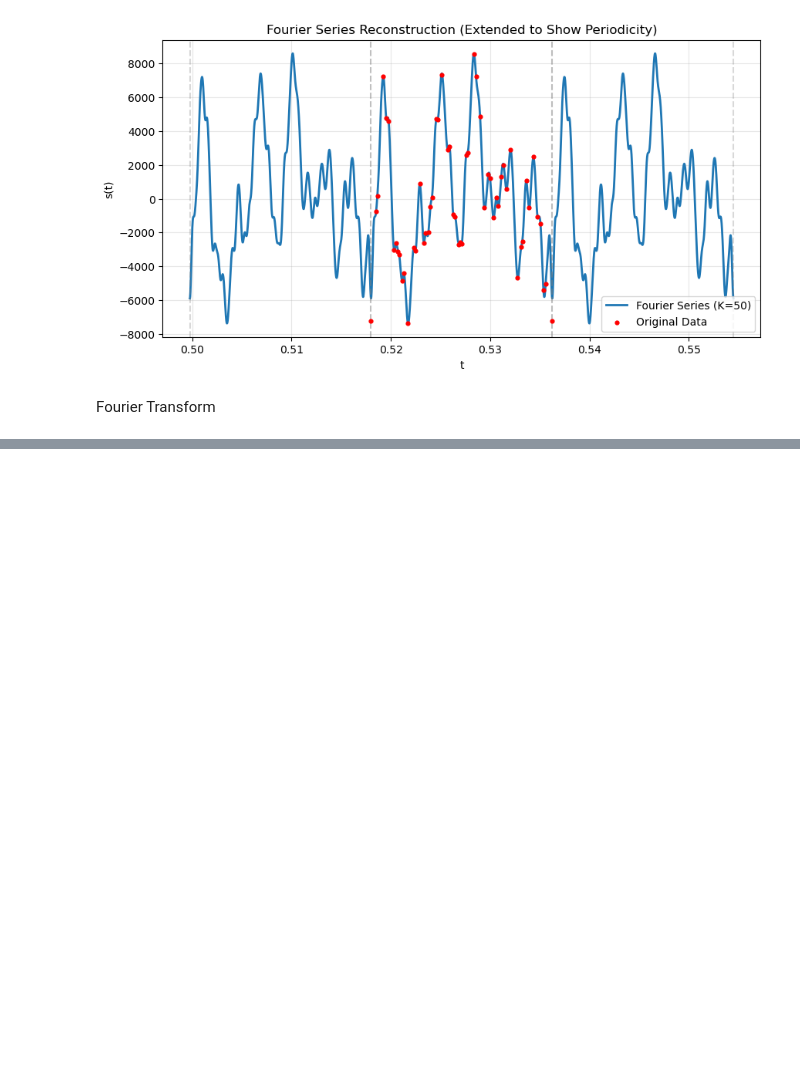
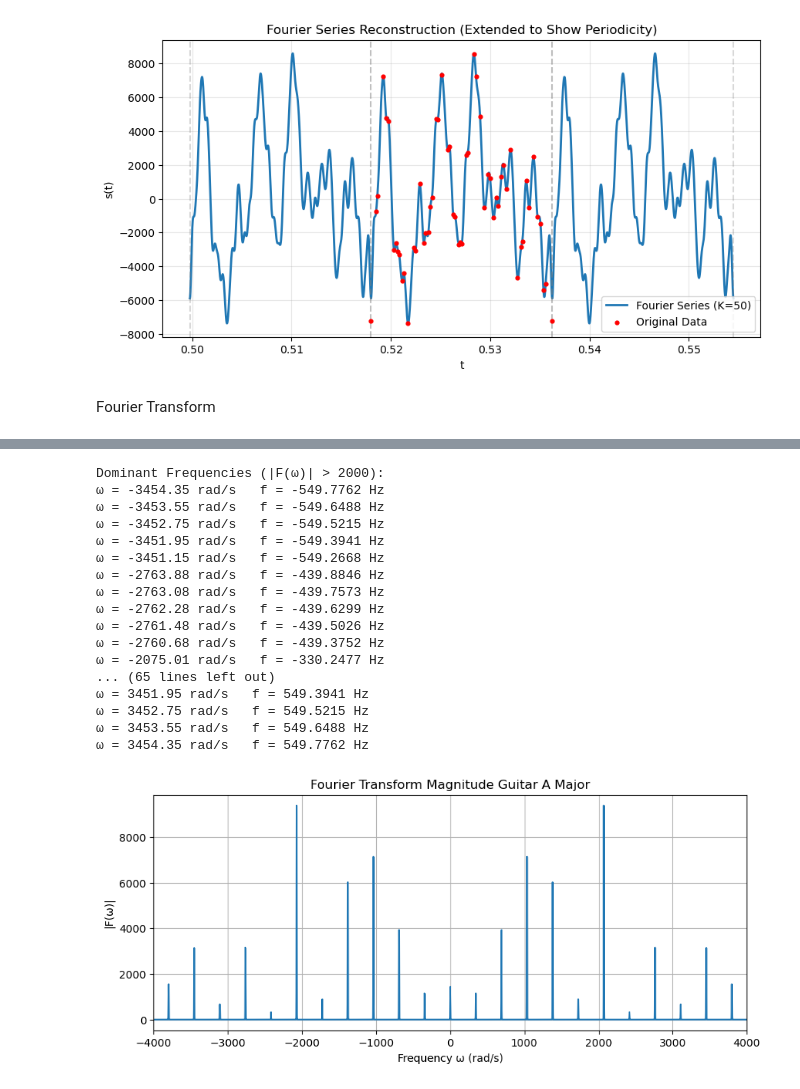
Before and after one commit to RobbenWijanathan/string-signal-analysis, a Jupyter notebook: fourier_analysis.ipynb, the cells around one changed output, grey strips where cells are left out. Saved outputs shown, nothing was run; the diff lists cells and outputs as text; code cells hidden in the pictures; blank space fills up the shorter version.

```diff
--- a/fourier_analysis.ipynb
+++ b/fourier_analysis.ipynb
@@ -302,0 +339,22 @@ DOMINANT FREQUENCIES (|F(ω)| > 2000):
+# %%
+data = pd.read_csv("./plot_data/Guitar A Major.csv", header=None)
+res = visualizeFourierTransform(data, "Guitar A Major", 2000)
+# %% [output]
+Dominant Frequencies (|F(ω)| > 2000):
+ω = -3454.35 rad/s   f = -549.7762 Hz
+ω = -3453.55 rad/s   f = -549.6488 Hz
+ω = -3452.75 rad/s   f = -549.5215 Hz
+ω = -3451.95 rad/s   f = -549.3941 Hz
+ω = -3451.15 rad/s   f = -549.2668 Hz
+ω = -2763.88 rad/s   f = -439.8846 Hz
+ω = -2763.08 rad/s   f = -439.7573 Hz
+ω = -2762.28 rad/s   f = -439.6299 Hz
+ω = -2761.48 rad/s   f = -439.5026 Hz
+ω = -2760.68 rad/s   f = -439.3752 Hz
+ω = -2075.01 rad/s   f = -330.2477 Hz
+... (65 lines left out)
+ω = 3451.95 rad/s   f = 549.3941 Hz
+ω = 3452.75 rad/s   f = 549.5215 Hz
+ω = 3453.55 rad/s   f = 549.6488 Hz
+ω = 3454.35 rad/s   f = 549.7762 Hz
+[figure, added]
```
Also changed, not shown: parts of 7 cells of this notebook, 7 other files.
